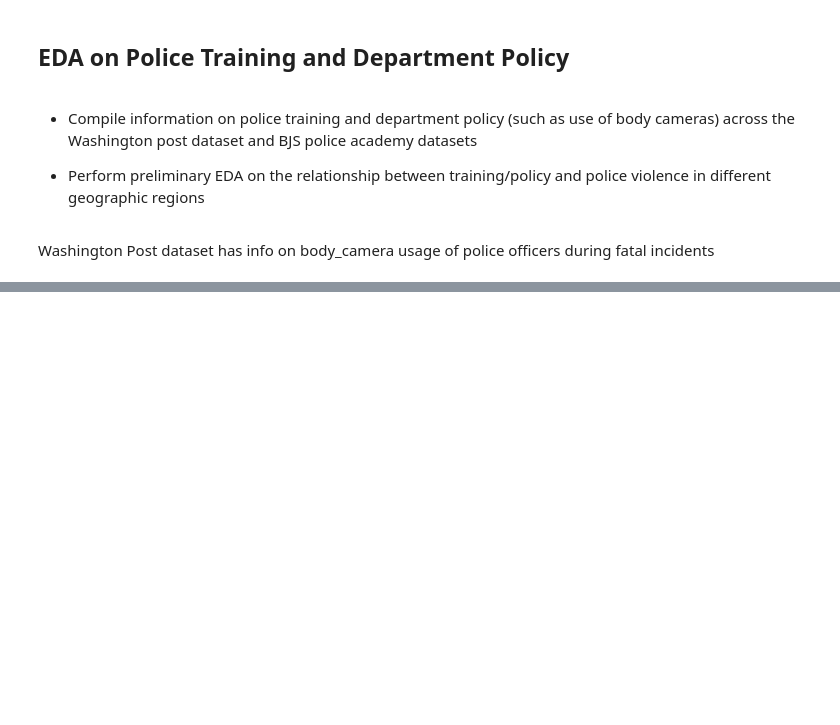
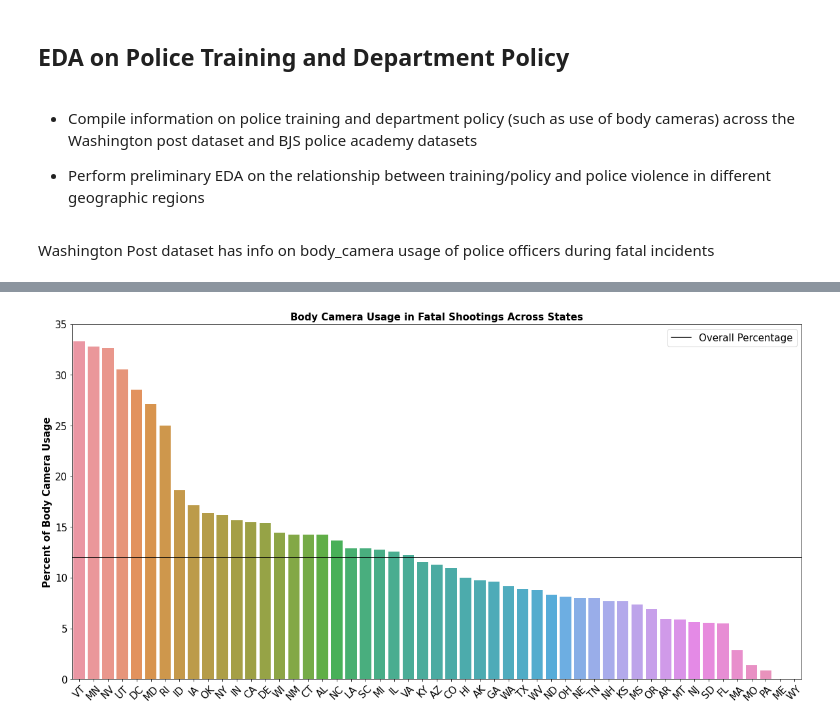
Before and after one commit to annajaffe/police-violence, a Jupyter notebook: CY_EDA_notebook.ipynb, the cells around one changed output, grey strips where cells are left out. Saved outputs shown, nothing was run; the diff lists cells and outputs as text; code cells hidden in the pictures; blank space fills up the shorter version.

Commit message:
added plots on body cam and state training analysis and plots

```diff
--- a/CY_EDA_notebook.ipynb
+++ b/CY_EDA_notebook.ipynb
@@ -76,0 +19,3 @@ array([], shape=(0, 9), dtype=object)
+# %%
+# load Washington Post dataset
+wapo = pd.read_csv('data/fatal-police-shootings-data.csv')
@@ -76,0 +34,5 @@ array([], shape=(0, 9), dtype=object)
+# %%
+# look at in what percent of incidencets the police officers had body cameras
+overall_percent_body_cam=np.mean((wapo.body_camera==True)*1)*100
+print(f'The police officers wore body cameras in {overall_percent_body_cam:.2f}% \
+of the fatal police shooting incidents in this dataset.')
@@ -76,0 +114,11 @@ array([], shape=(0, 9), dtype=object)
+# %%
+# how does body cam usage vary with geographic location (state level)
+# create a new df named state_bodycam where for each state, we have total number of incidents and body cam usage
+state_bodycam=wapo.groupby('state').size().to_frame(name='total')
+state_bodycam['body_cam_used']=wapo.groupby('state')['body_camera'].value_counts().unstack(fill_value=0)[True]
+
+# create new column of percent body cam used
+state_bodycam['percent_body_cam_used']=100*state_bodycam['body_cam_used']/state_bodycam['total']
+
+# sort by percent body cam used and display first 10 rows
+state_bodycam.sort_values(by='percent_body_cam_used',ascending=False).head(10)
@@ -76,0 +138,5 @@ array([], shape=(0, 9), dtype=object)
+# %%
+# add population info to state_bodycam
+# since everything is sorted by alphabetical order of state names, can just add the column of state_populations.POPESTIMATE2019
+state_bodycam['population']=state_populations.POPESTIMATE2019.values
+state_bodycam
@@ -76,0 +162,15 @@ array([], shape=(0, 9), dtype=object)
+# %%
+# display sorted bar graph of percent_body_cam_used in descending order of states
+fig,ax=plt.subplots(figsize=(20,10))
+order = state_bodycam['percent_body_cam_used'].sort_values(ascending=False).index
+sns.barplot(x=state_bodycam.index,y=state_bodycam['percent_body_cam_used'], order=order, ax=ax)
+ax.set_xticklabels(ax.get_xticklabels(), rotation=45,fontsize=15);
+ax.set_xlabel('')
+ax.set_ylabel('Percent of Body Camera Usage',fontweight='bold',fontsize=15)
+ax.tick_params(axis='y', labelsize=15)
+ax.set_title('Body Camera Usage in Fatal Shootings Across States',fontweight='bold',fontsize=15);
+# draw a horizontal line of overall avg in the dataset
+ax.axhline(y=overall_percent_body_cam,color='k',label='Overall Percentage')
+ax.legend(fontsize=15);
+# %% [output]
+[figure, added]
```
Also changed, not shown: parts of 80 cells of this notebook, 2 other files.
